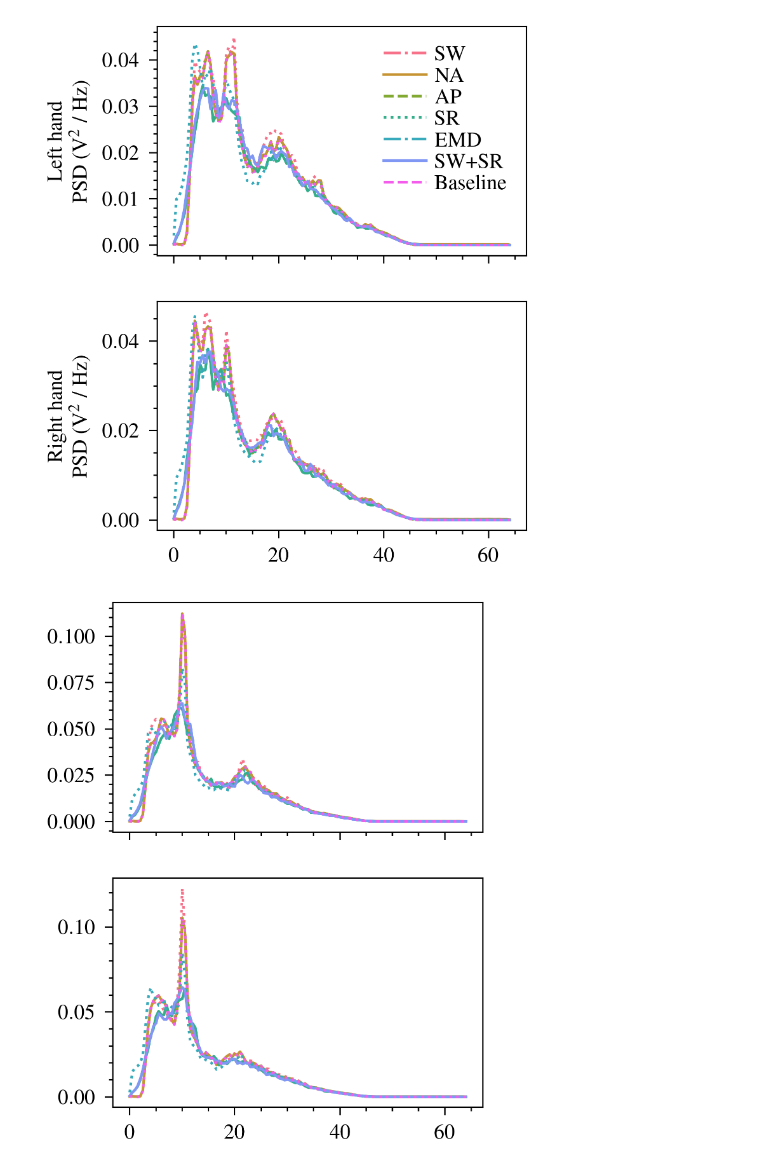
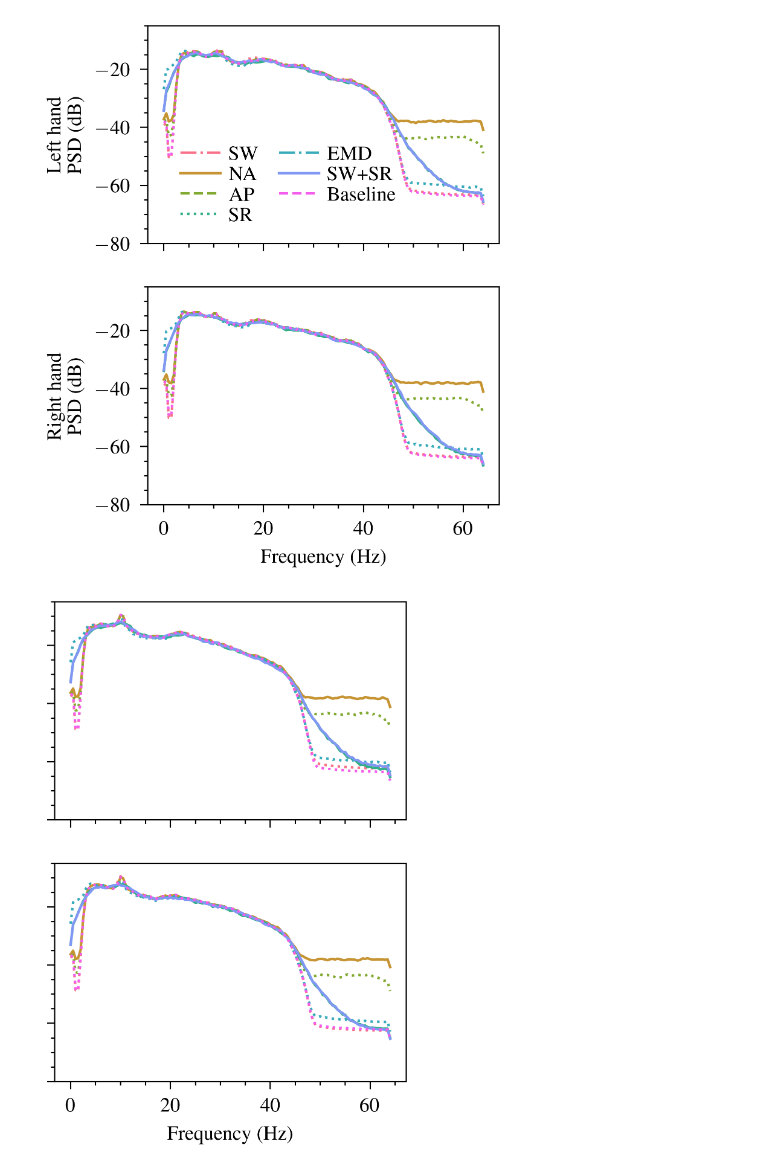
Before and after one commit to gbrlfaria/bci-data-augmentation, a Jupyter notebook: notebooks/figures-psd.ipynb, the cells around one changed output. Cells and saved outputs as stored; diff of their text form; code cells hidden in the pictures.

Commit message:
update psd plots

```diff
--- a/notebooks/figures-psd.ipynb
+++ b/notebooks/figures-psd.ipynb
@@ -60,37 +60,39 @@ legend_labels = [
 import mne
 
 for ch in range(3):
     fig, ax = plt.subplots(figsize=(2.5, 3.5), nrows=2, sharex=True)
     for i, task in enumerate([0, 1]):
         x_ = []
         y_ = []
         h_ = []
         for j, name in enumerate(sorted(list(set(N)))):
             X_ = X_all[(N == name)][(Y == task)]
             psds, freqs = mne.time_frequency.psd_array_welch(
                 X_, sfreq=128, average=None
             )
             x_.append(freqs)
-            y_.append(psds[:, ch, :, 0].mean(axis=0))
+            y_.append(10 * np.log10(psds[:, ch, :, 0].mean(axis=0)))
             h_.append([name] * len(freqs))
         g = sns.lineplot(
             x=np.concatenate(x_),
             y=np.concatenate(y_),
             ax=ax[i],
             hue=np.concatenate(h_),
             hue_order=legend_order
         )
-        # g.set_ylim(0, 0.12)
+        g.set_ylim(-80, -5)
+        g.set_xlabel(f"Frequency (Hz)")
         if ch == 0:
-            g.set_ylabel(f"{'Left hand' if task == 0 else 'Right hand'}\nPSD (V$^2$ / Hz)")
-        # if ch > 0:
-        #     g.set_yticklabels([])
+            g.set_ylabel(f"{'Left hand' if task == 0 else 'Right hand'}\nPSD (dB)")
+        if ch > 0:
+            g.set_yticklabels([])
         if ch == 0 and i == 0:
+            g.legend(loc="lower center", bbox_to_anchor=(0.4, 0), ncol=2)
             for t, l in zip(g.get_legend().texts, legend_labels):
                 t.set_text(l)
         else:
             g.get_legend().remove()
     fig.savefig(f"../data/psd_2b_{ch}.pdf", bbox_inches="tight")
 # %% [output]
-[figure, old version]
+[figure, new version]
-[figure, old version]
+[figure, new version]
```
Also changed, not shown: parts of 3 cells of this notebook, 1 other file.
